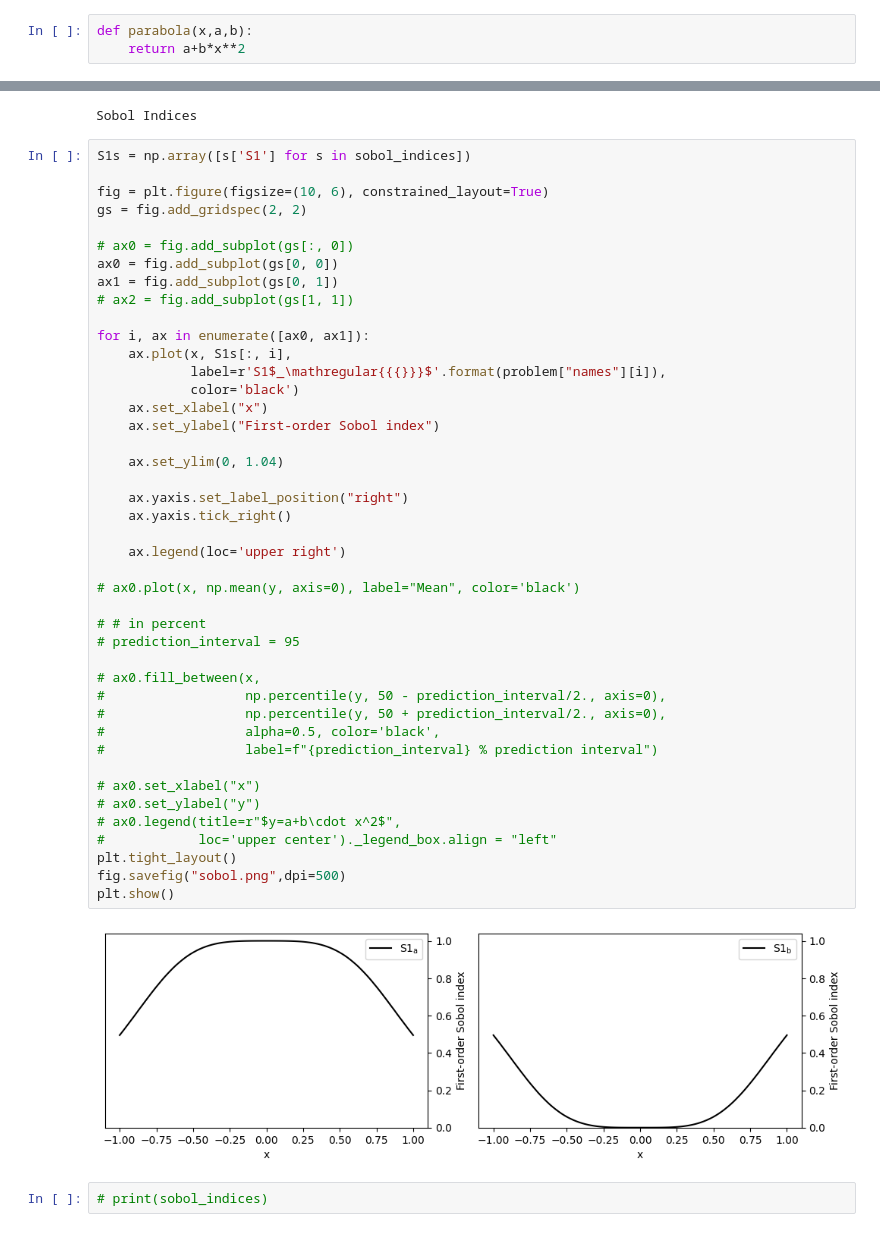
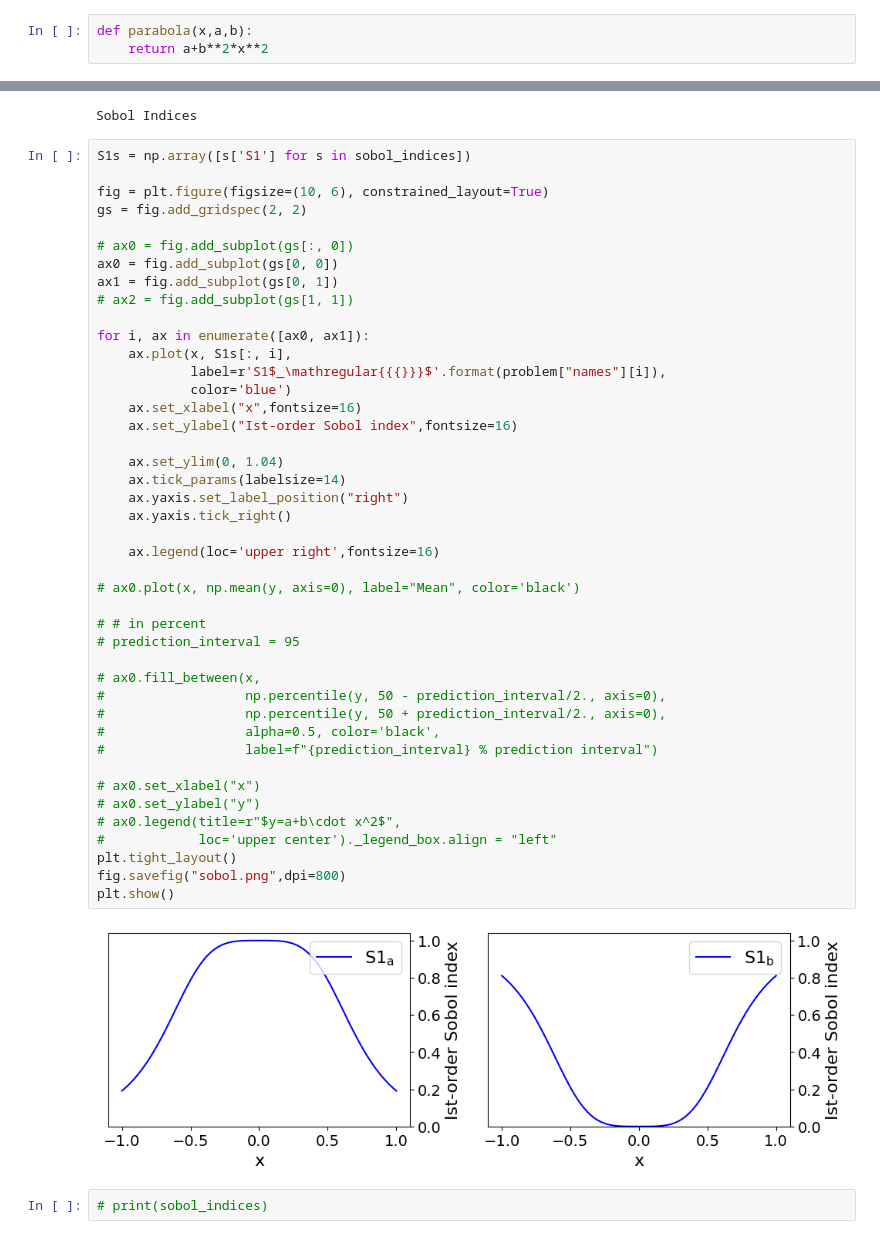
Before and after one commit to Yugal0/fitting-sensitivity-analysis, a Jupyter notebook: trySA.ipynb, the cells around one changed output, grey strips where cells are left out. Drawn from its saved outputs; the diff is of its cells as text.

```diff
--- a/trySA.ipynb
+++ b/trySA.ipynb
@@ -6,7 +6,7 @@ from SALib.sample import saltelli
 from SALib.analyze import sobol
 # %%
 def parabola(x,a,b):
-    return a+b*x**2
+    return a+b**2*x**2
 # %%
 problem ={
     'num_vars': 2,
@@ -44,39 +44,39 @@ ax0 = fig.add_subplot(gs[0, 0])
 ax1 = fig.add_subplot(gs[0, 1])
 # ax2 = fig.add_subplot(gs[1, 1])
 
 for i, ax in enumerate([ax0, ax1]):
     ax.plot(x, S1s[:, i],
             label=r'S1$_\mathregular{{{}}}$'.format(problem["names"][i]),
-            color='black')
-    ax.set_xlabel("x")
-    ax.set_ylabel("First-order Sobol index")
+            color='blue')
+    ax.set_xlabel("x",fontsize=16)
+    ax.set_ylabel("Ist-order Sobol index",fontsize=16)
 
     ax.set_ylim(0, 1.04)
-
+    ax.tick_params(labelsize=14)
     ax.yaxis.set_label_position("right")
     ax.yaxis.tick_right()
 
-    ax.legend(loc='upper right')
+    ax.legend(loc='upper right',fontsize=16)
 
 # ax0.plot(x, np.mean(y, axis=0), label="Mean", color='black')
 
 # # in percent
 # prediction_interval = 95
 
 # ax0.fill_between(x,
 #                  np.percentile(y, 50 - prediction_interval/2., axis=0),
 #                  np.percentile(y, 50 + prediction_interval/2., axis=0),
 #                  alpha=0.5, color='black',
 #                  label=f"{prediction_interval} % prediction interval")
 
 # ax0.set_xlabel("x")
 # ax0.set_ylabel("y")
 # ax0.legend(title=r"$y=a+b\cdot x^2$",
 #            loc='upper center')._legend_box.align = "left"
 plt.tight_layout()
-fig.savefig("sobol.png",dpi=500)
+fig.savefig("sobol.png",dpi=800)
 plt.show()
 # %% [output]
-[figure, old version]
+[figure, new version]
 # %%
 # print(sobol_indices)
```
Also changed, not shown: 1 other file.
